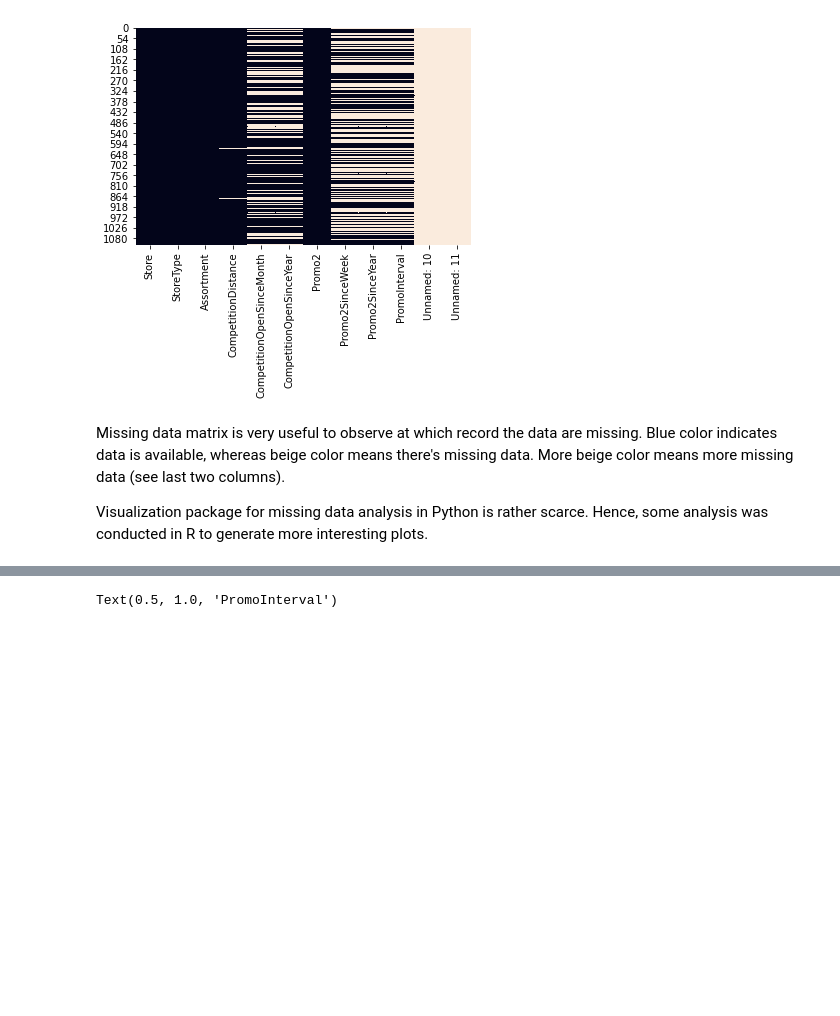
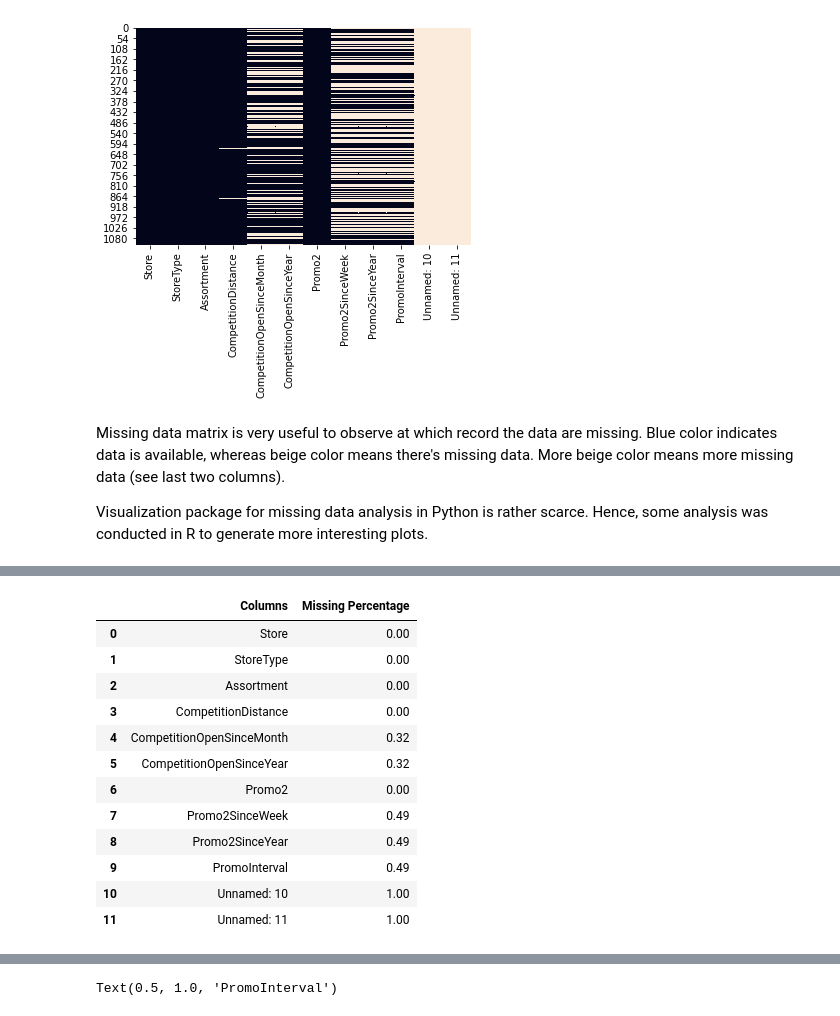
Before and after one commit to lucastancm96/drug_store_sales_forecast, a Jupyter notebook: script/sales_forecast.ipynb, the cells around one changed output, grey strips where cells are left out. Drawn from its saved outputs; the diff is of its cells as text; code cells hidden in the pictures; blank space fills up the shorter version.

```diff
--- a/script/sales_forecast.ipynb
+++ b/script/sales_forecast.ipynb
@@ -17,6 +18,17 @@ def open_csv(fname):
 # Save csv
 def save_csv(fname):
     pd.to_csv('../csv/' + fname)
+
+# Check missing data percentage
+def missing_percentage(df):
+    dfCol = df.columns
+    missing_dicts = {}
+    for col in dfCol:
+        missing_dicts[col] = df[col].isna().sum()/len(df[col])
+    missingDf = pd.DataFrame(data=zip([key for key in missing_dicts],
+                                      [val[1].round(2) for val in missing_dicts.items()]),
+                                      columns=['Columns','Missing Percentage'])
+    return missingDf
 # %% [markdown]
 ### Import data and perform basic exploration
 There are three main data:
@@ -152,3 +163,19 @@ Visualize the number of missing data of each variable using `ggplot2`.
+# %%
+missing_percentage(store)
+# %% [output]
+|  | Columns | Missing Percentage |
+| 0 | Store | 0.00 |
+| 1 | StoreType | 0.00 |
+| 2 | Assortment | 0.00 |
+| 3 | CompetitionDistance | 0.00 |
+| 4 | CompetitionOpenSinceMonth | 0.32 |
+| 5 | CompetitionOpenSinceYear | 0.32 |
+| 6 | Promo2 | 0.00 |
+| 7 | Promo2SinceWeek | 0.49 |
+| 8 | Promo2SinceYear | 0.49 |
+| 9 | PromoInterval | 0.49 |
+| 10 | Unnamed: 10 | 1.00 |
+| 11 | Unnamed: 11 | 1.00 |
 # %% [markdown]
 ![promotion_missing](../img/promo_missing.png)
 
```
Also changed, not shown: parts of 7 cells of this notebook, 3 other files.
